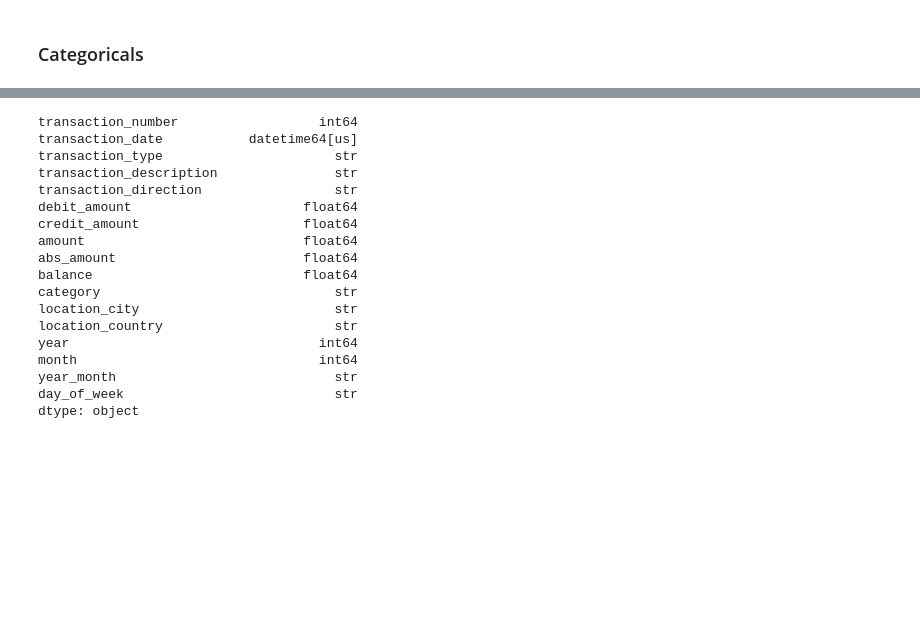
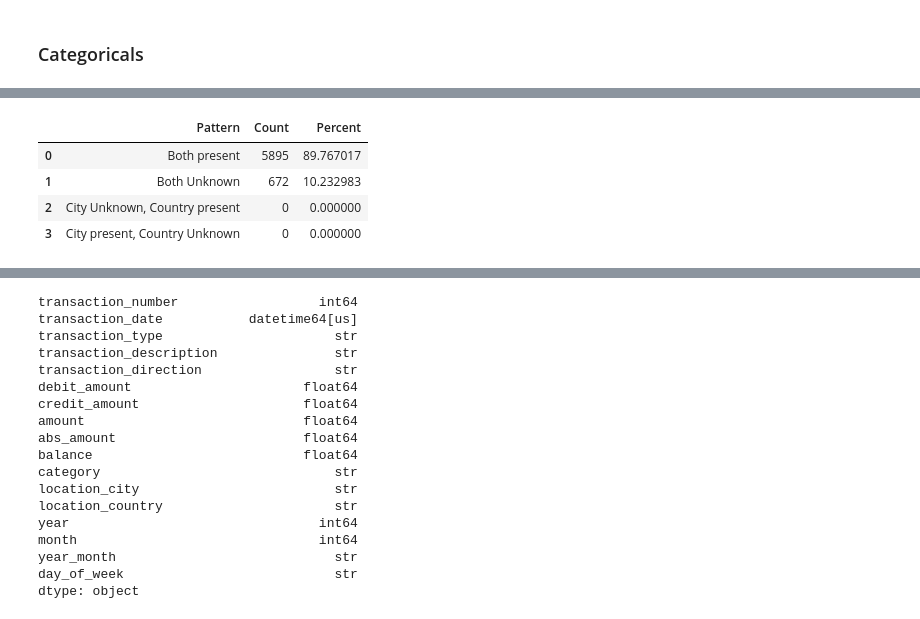
Before and after one commit to m3mentomor1/e2e-bank-transactions-analysis, a Jupyter notebook: notebooks/eda_processed.ipynb, the cells around one changed output, grey strips where cells are left out. Saved outputs shown, nothing was run; the diff lists cells and outputs as text; code cells hidden in the pictures; blank space fills up the shorter version.

```diff
--- a/notebooks/eda_processed.ipynb
+++ b/notebooks/eda_processed.ipynb
@@ -194,0 +139,89 @@ After transform, categorical labels should be case-standardized (e.g. `Swansea`
+# %%
+missing = (
+    df.isnull()
+      .sum()
+      .to_frame("Missing")
+)
+
+missing["Percent"] = (
+    missing["Missing"] / len(df) * 100
+)
+
+display(missing.sort_values("Missing", ascending=False))
+
+# Location City vs Country consistency (Unknown = missing after transform)
+city_missing = df["location_city"].eq("Unknown")
+country_missing = df["location_country"].eq("Unknown")
+
+location_patterns = pd.DataFrame({
+    "Pattern": [
+        "Both present",
+        "Both Unknown",
+        "City Unknown, Country present",
+        "City present, Country Unknown",
+    ],
+    "Count": [
+        int((~city_missing & ~country_missing).sum()),
+        int((city_missing & country_missing).sum()),
+        int((city_missing & ~country_missing).sum()),
+        int((~city_missing & country_missing).sum()),
+    ],
+})
+location_patterns["Percent"] = location_patterns["Count"] / len(df) * 100
+
+print("\nLocation City vs Country consistency:")
+display(location_patterns)
+
+city_without_country = df.loc[
+    ~city_missing & country_missing,
+    [
+        "transaction_number",
+        "transaction_date",
+        "transaction_description",
+        "category",
+        "location_city",
+        "location_country",
+    ],
+]
+print(f"\nCity present, Country Unknown: {len(city_without_country)}")
+if len(city_without_country):
+    city_country_lookup = (
+        df.loc[
+            ~city_missing & ~country_missing,
+            ["location_city", "location_country"],
+        ]
+        .value_counts()
+        .reset_index(name="freq")
+    )
+    affected_cities = city_without_country["location_city"].value_counts().rename(
+        "rows_missing_country"
+    )
+    suggested = (
+        city_country_lookup
+        .sort_values("freq", ascending=False)
+        .drop_duplicates(subset=["location_city"], keep="first")
+        .set_index("location_city")["location_country"]
+    )
+    city_fix_candidates = (
+        affected_cities
+        .to_frame()
+        .join(suggested.rename("most_common_country"), how="left")
+    )
+    display(city_without_country)
+    display(city_fix_candidates)
+
+country_without_city = df.loc[
+    city_missing & ~country_missing,
+    [
+        "transaction_number",
+        "transaction_date",
+        "transaction_description",
+        "category",
+        "location_city",
+        "location_country",
+    ],
+]
+print(f"\nCity Unknown, Country present: {len(country_without_city)}")
+if len(country_without_city):
+    display(country_without_city)
+# %% [output]
@@ -194,0 +247,5 @@ After transform, categorical labels should be case-standardized (e.g. `Swansea`
+|  | Pattern | Count | Percent |
+| 0 | Both present | 5895 | 89.767017 |
+| 1 | Both Unknown | 672 | 10.232983 |
+| 2 | City Unknown, Country present | 0 | 0.000000 |
+| 3 | City present, Country Unknown | 0 | 0.000000 |
```
Also changed, not shown: parts of 22 cells of this notebook, 2 other files.
